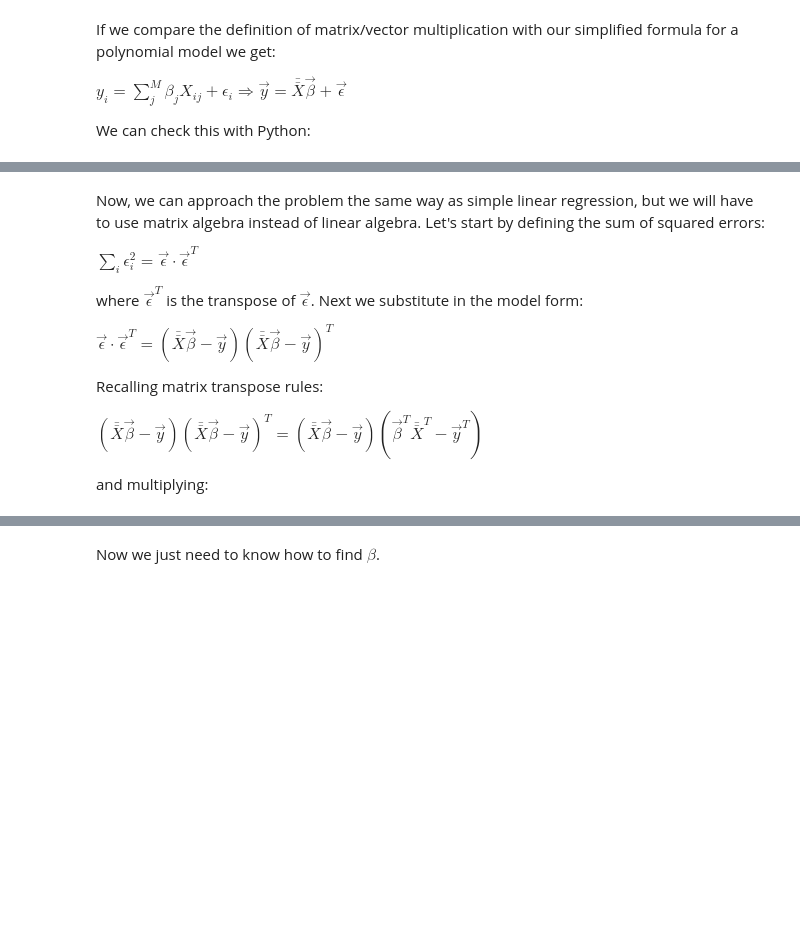
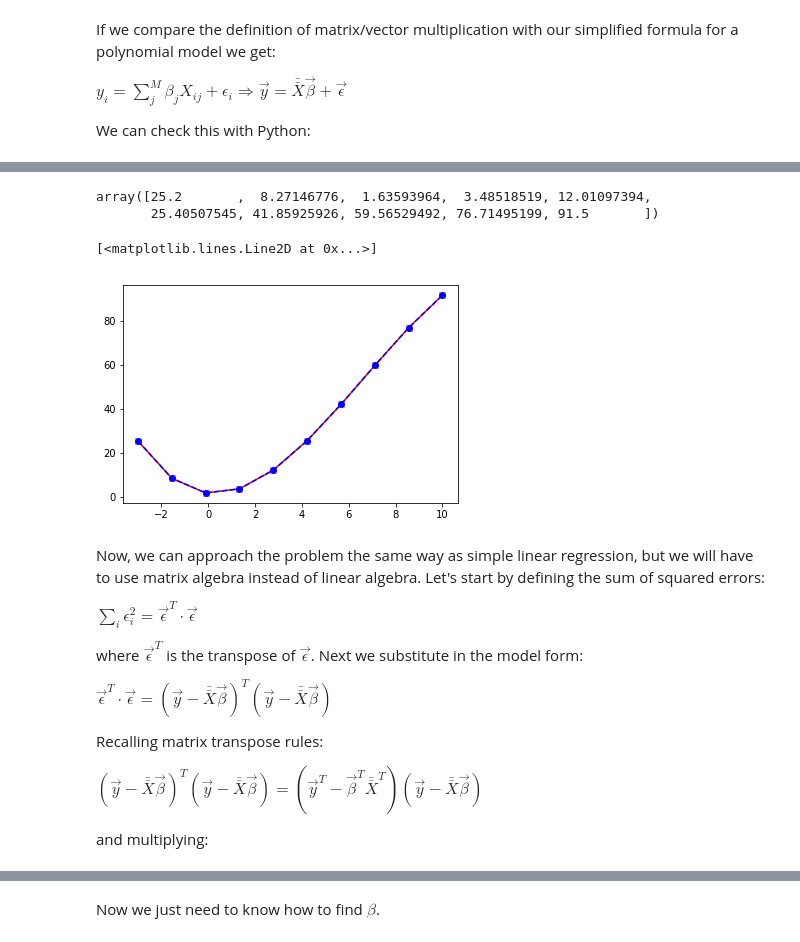
Before and after one commit to medford-group/data_analytics_for_engineers, a Jupyter notebook: modules/0-foundations/foundations.ipynb, the cells around one changed output, grey strips where cells are left out. Cells and saved outputs as stored; diff of their text form; code cells hidden in the pictures; blank space fills up the shorter version.

```diff
--- a/modules/0-foundations/foundations.ipynb
+++ b/modules/0-foundations/foundations.ipynb
@@ -374,22 +425,28 @@ y_linalg
 # %%
 y_sum = beta[0] + beta[1]*x + beta[2]*x**2 + beta[3]*x**3
-np.isclose(y_sum, y_linalg).all()
+y_sum
+# %% [output]
+array([25.2       ,  8.27146776,  1.63593964,  3.48518519, 12.01097394,
+       25.40507545, 41.85925926, 59.56529492, 76.71495199, 91.5       ])
 # %%
 fig, ax = plt.subplots()
 ax.plot(x, y_linalg, marker='x', color='r', linestyle='-')
-ax.plot(x, y_sum, marker='o', color='b', linestyle='--')
+ax.plot(x, y_linalg, marker='o', color='b', linestyle='--')
+# %% [output]
+[<matplotlib.lines.Line2D at 0x...>]
+[figure, added]
 # %% [markdown]
 Now, we can approach the problem the same way as simple linear regression, but we will have to use matrix algebra instead of linear algebra. Let's start by defining the sum of squared errors:
 
-$\sum_i \epsilon_i^2 = \vec{\epsilon}\cdot\vec{\epsilon}^T$
+$\sum_i \epsilon_i^2 = \vec{\epsilon}^T\cdot\vec{\epsilon}$
 
 where $\vec{\epsilon}^T$ is the transpose of $\vec{\epsilon}$. Next we substitute in the model form:
 
-$\vec{\epsilon}\cdot\vec{\epsilon}^T = (\bar{\bar{X}}\vec{\beta} - \vec{y})(\bar{\bar{X}}\vec{\beta} - \vec{y})^T$
+$\vec{\epsilon}^T\cdot\vec{\epsilon} = (\vec{y} - \bar{\bar{X}}\vec{\beta})^T(\vec{y} - \bar{\bar{X}}\vec{\beta})$
 
 Recalling matrix transpose rules:
 
-$(\bar{\bar{X}}\vec{\beta} - \vec{y})(\bar{\bar{X}}\vec{\beta} - \vec{y})^T = (\bar{\bar{X}}\vec{\beta} - \vec{y})(\vec{\beta}^T\bar{\bar{X}}^T - \vec{y}^T)$
+$(\vec{y} - \bar{\bar{X}}\vec{\beta})^T(\vec{y} - \bar{\bar{X}}\vec{\beta}) =  (\vec{y}^T - \vec{\beta}^T\bar{\bar{X}}^T)(\vec{y} - \bar{\bar{X}}\vec{\beta})$
 
 and multiplying:
 # %% [markdown]
```
Also changed, not shown: parts of 59 cells of this notebook.
